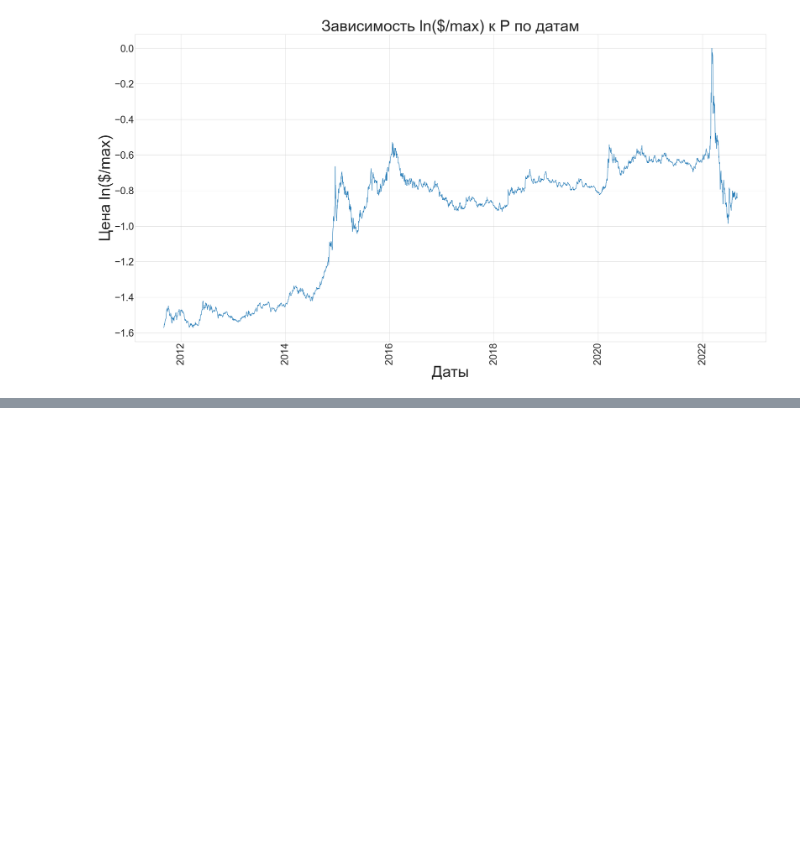
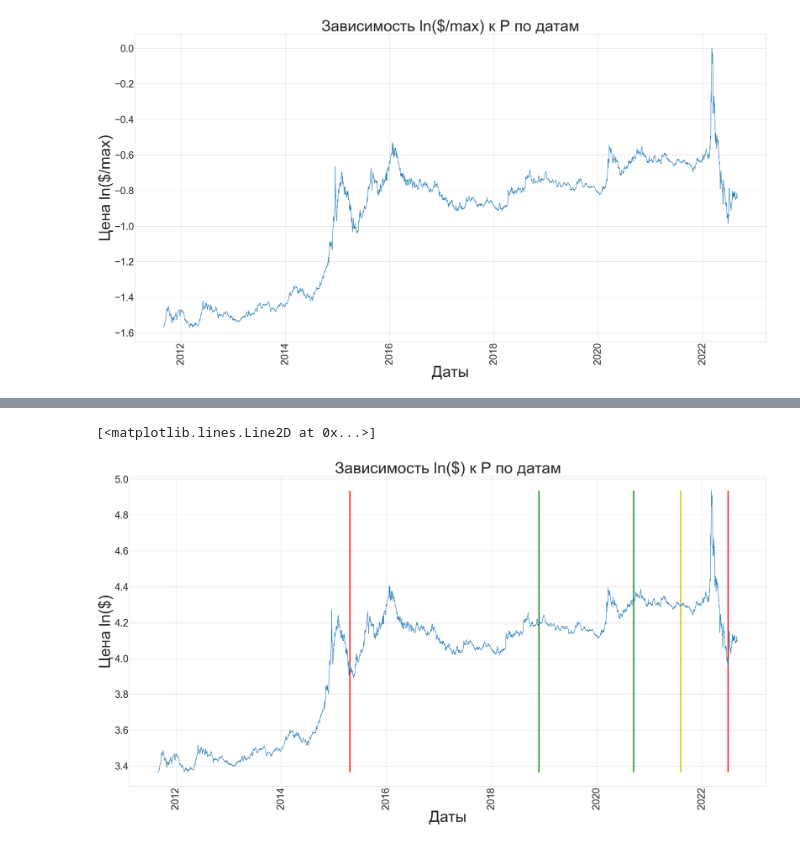
Before and after one commit to TimmmofeyD/lessons, a Jupyter notebook: практика/введение в проф деят/graph$.ipynb, the cells around one changed output, grey strips where cells are left out. Saved outputs shown, nothing was run; the diff lists cells and outputs as text; code cells hidden in the pictures; blank space fills up the shorter version.

```diff
--- a/практика/введение в проф деят/graph$.ipynb
+++ b/практика/введение в проф деят/graph$.ipynb
@@ -126,3 +129,24 @@ plt.plot(x, y, marker = "o")
+# %%
+y = [log(x) for x in data['Open']]
+x = data['Date']
+mini = min(y)
+maxi = max(y)
+plt.figure(figsize=(40, 20))
+plt.title('Зависимость ln($) к Р по датам', size = 55)
+plt.ylabel('Цена ln($)', size = 55)
+plt.xlabel('Даты', size = 55)
+plt.xticks(rotation=90)
+plt.tick_params(labelsize=35)
+plt.vlines(data['Date'][950], mini, maxi, color = "r", linewidth = 4)
+plt.vlines(data['Date'][2825], mini, maxi, color = "r", linewidth = 4)
+plt.vlines(data['Date'][1887], mini, maxi, color = "g", linewidth = 4)
+plt.vlines(data['Date'][2356], mini, maxi, color = "g", linewidth = 4)
+plt.vlines(data['Date'][2590], mini, maxi, color = "y", linewidth = 4)
+plt.minorticks_on()
+plt.plot(x, y)
+# %% [output]
+[<matplotlib.lines.Line2D at 0x...>]
+[figure, added]
 # %%
 data.sort_values(by=['Close'], inplace=True)
 
```
Also changed, not shown: parts of 3 cells of this notebook.
